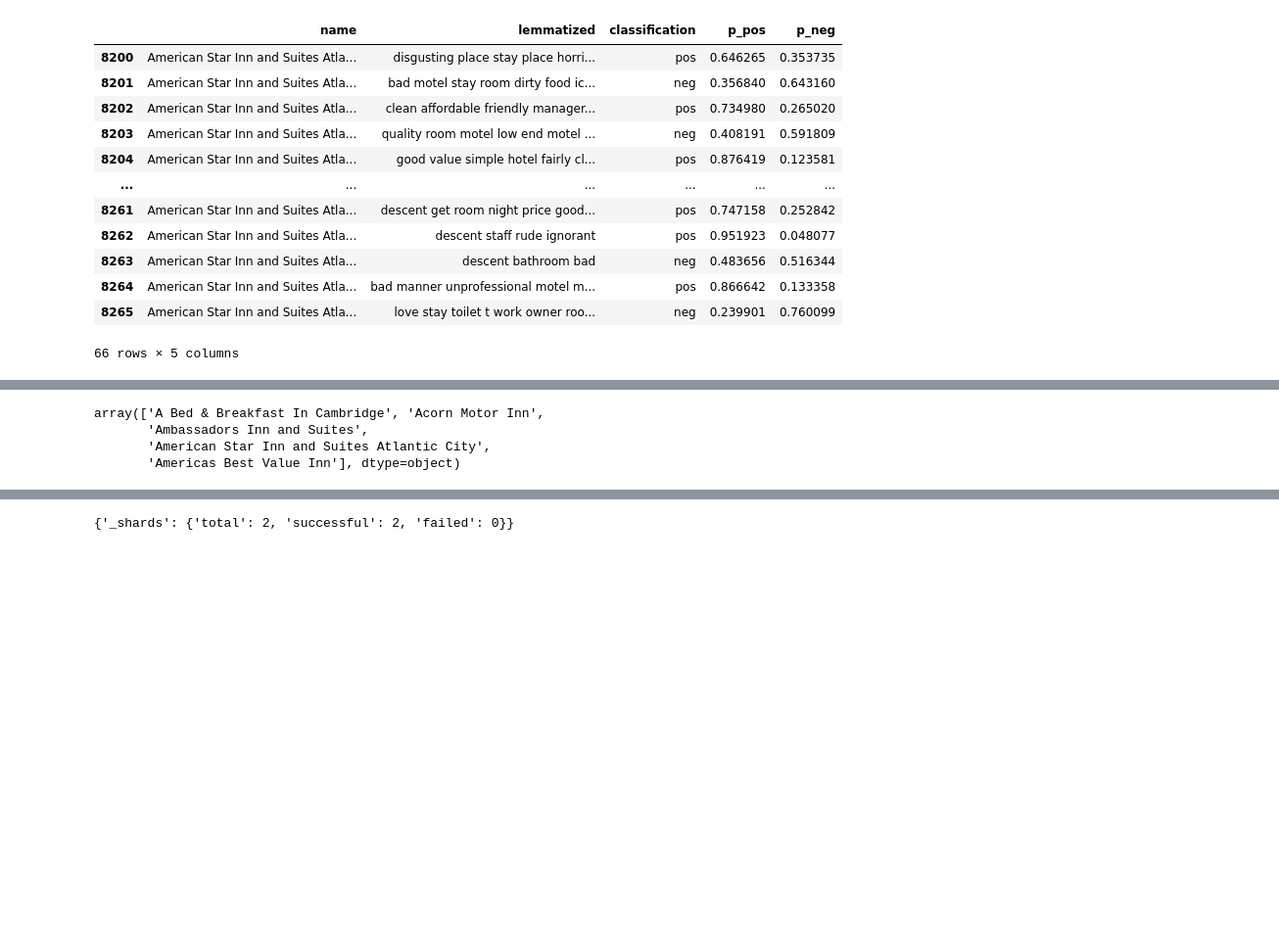
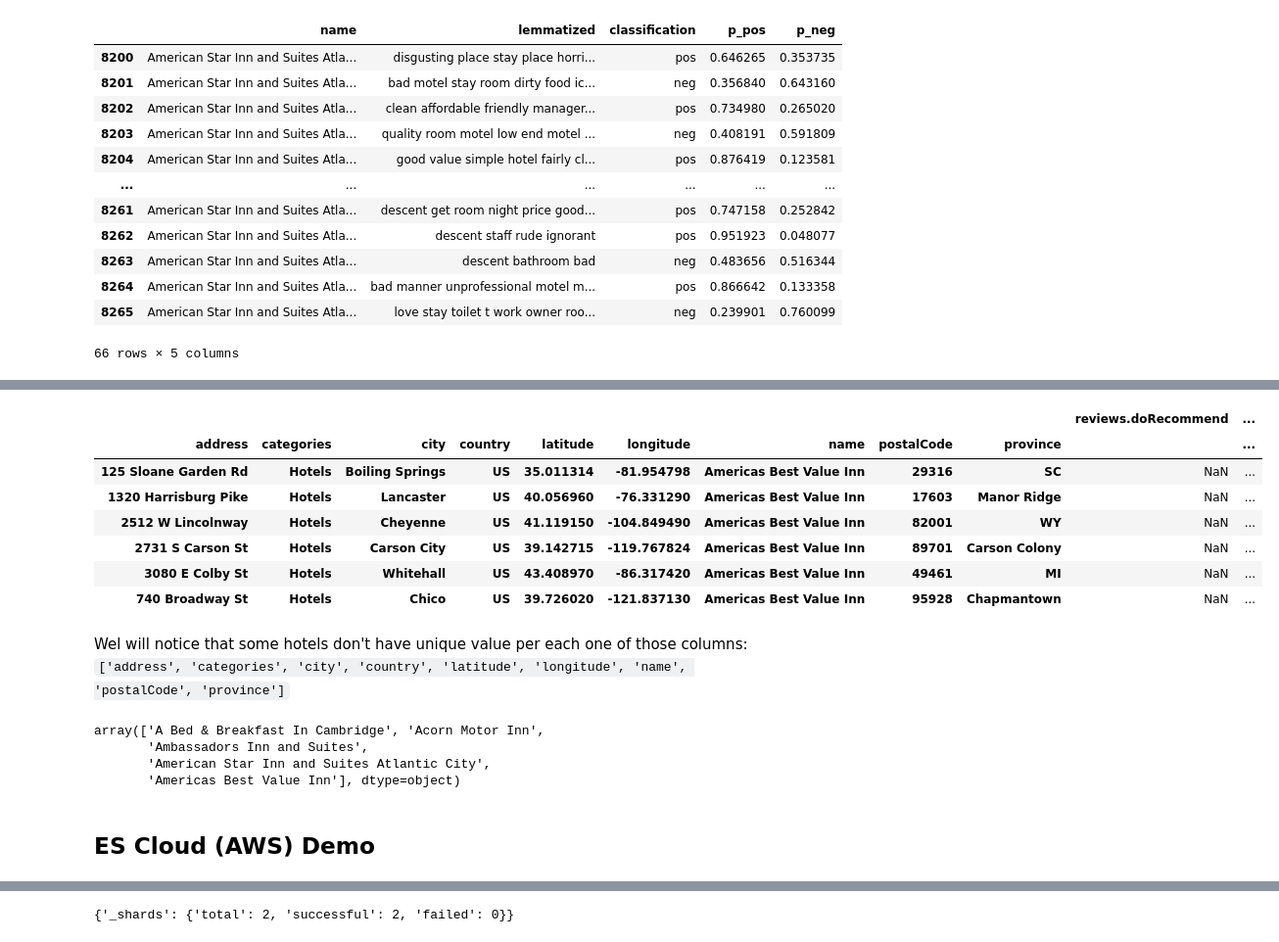
Before and after one commit to mohamed-elmelegy/hotel-reviews-analysis, a Jupyter notebook: Notebooks/Elasticsearch_demo.ipynb, the cells around one changed output, grey strips where cells are left out. Shown at 98% size. Saved outputs shown, nothing was run; the diff lists cells and outputs as text; code cells hidden in the pictures; blank space fills up the shorter version.

```diff
--- a/Notebooks/Elasticsearch_demo.ipynb
+++ b/Notebooks/Elasticsearch_demo.ipynb
@@ -97,3 +101,20 @@ grouped_reviews.get_group('Arion').head()
+# %%
+# group by all hotel cols, get first group
+hotels[hotels['name'] == 'Americas Best Value Inn'].groupby([
+    'address', 'categories', 'city', 'country', 'latitude', 'longitude',
+    'name', 'postalCode', 'province'
+]).first(5)
+# %% [output]
+|  |  |  |  |  |  |  |  |  | reviews.doRecommend | ... |
+| address | categories | city | country | latitude | longitude | name | postalCode | province |  | ... |
+| 125 Sloane Garden Rd | Hotels | Boiling Springs | US | 35.011314 | -81.954798 | Americas Best Value Inn | 29316 | SC | NaN | ... |
+| 1320 Harrisburg Pike | Hotels | Lancaster | US | 40.056960 | -76.331290 | Americas Best Value Inn | 17603 | Manor Ridge | NaN | ... |
+| 2512 W Lincolnway | Hotels | Cheyenne | US | 41.119150 | -104.849490 | Americas Best Value Inn | 82001 | WY | NaN | ... |
+| 2731 S Carson St | Hotels | Carson City | US | 39.142715 | -119.767824 | Americas Best Value Inn | 89701 | Carson Colony | NaN | ... |
+| 3080 E Colby St | Hotels | Whitehall | US | 43.408970 | -86.317420 | Americas Best Value Inn | 49461 | MI | NaN | ... |
+| 740 Broadway St | Hotels | Chico | US | 39.726020 | -121.837130 | Americas Best Value Inn | 95928 | Chapmantown | NaN | ... |
+# %% [markdown]
+Wel will notice that some hotels don't have unique value per each one of those columns: `['address', 'categories', 'city', 'country', 'latitude', 'longitude', 'name', 'postalCode', 'province']`
 # %%
 filtered_hotels = sentiments.index.values
 filtered_hotels[:5]
@@ -102,6 +123,8 @@ array(['A Bed & Breakfast In Cambridge', 'Acorn Motor Inn',
        'Ambassadors Inn and Suites',
        'American Star Inn and Suites Atlantic City',
        'Americas Best Value Inn'], dtype=object)
+# %% [markdown]
+## ES Cloud (AWS) Demo
 # %%
 from elasticsearch import Elasticsearch
 from ssl import create_default_context
```
Also changed, not shown: parts of 26 cells of this notebook, 1 other file.
